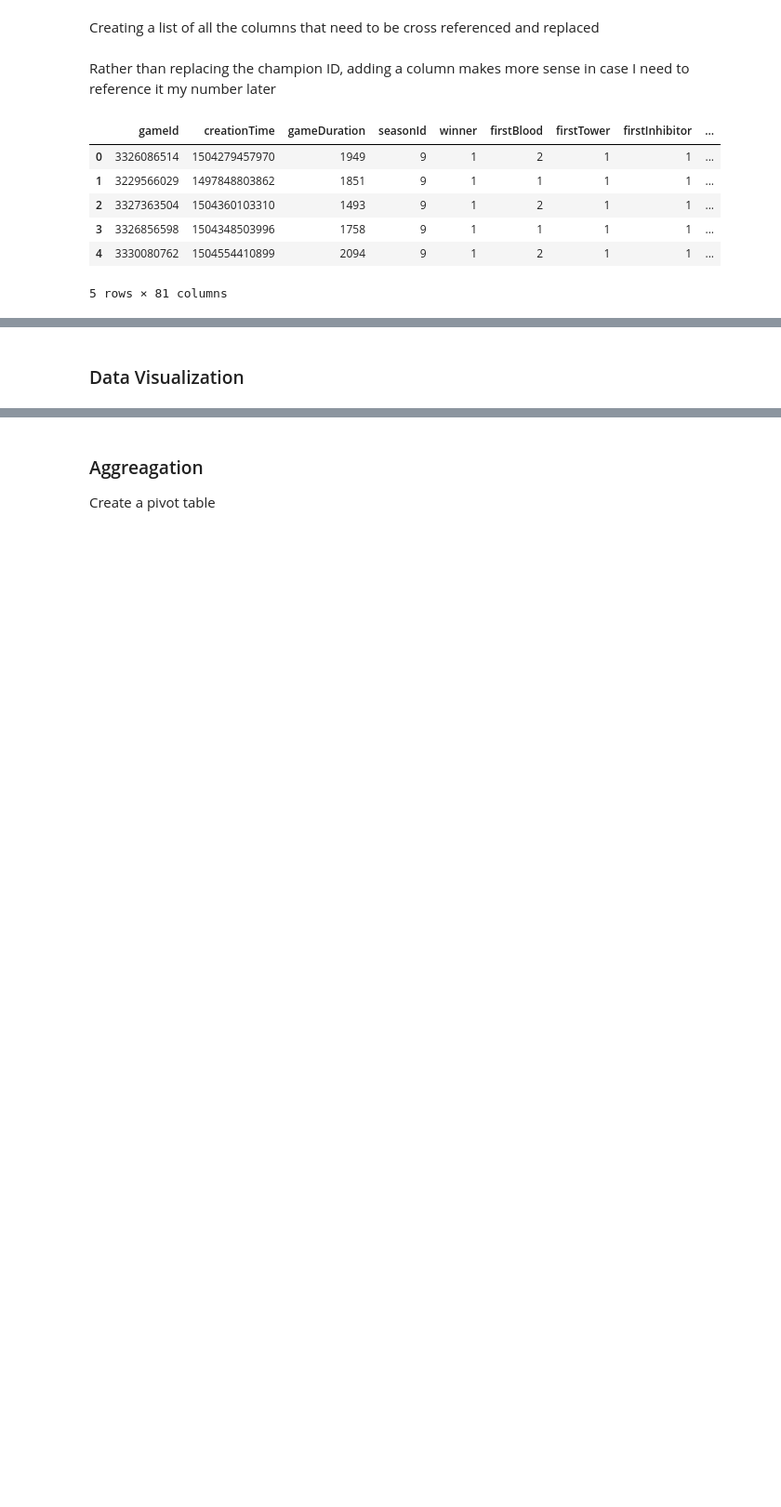
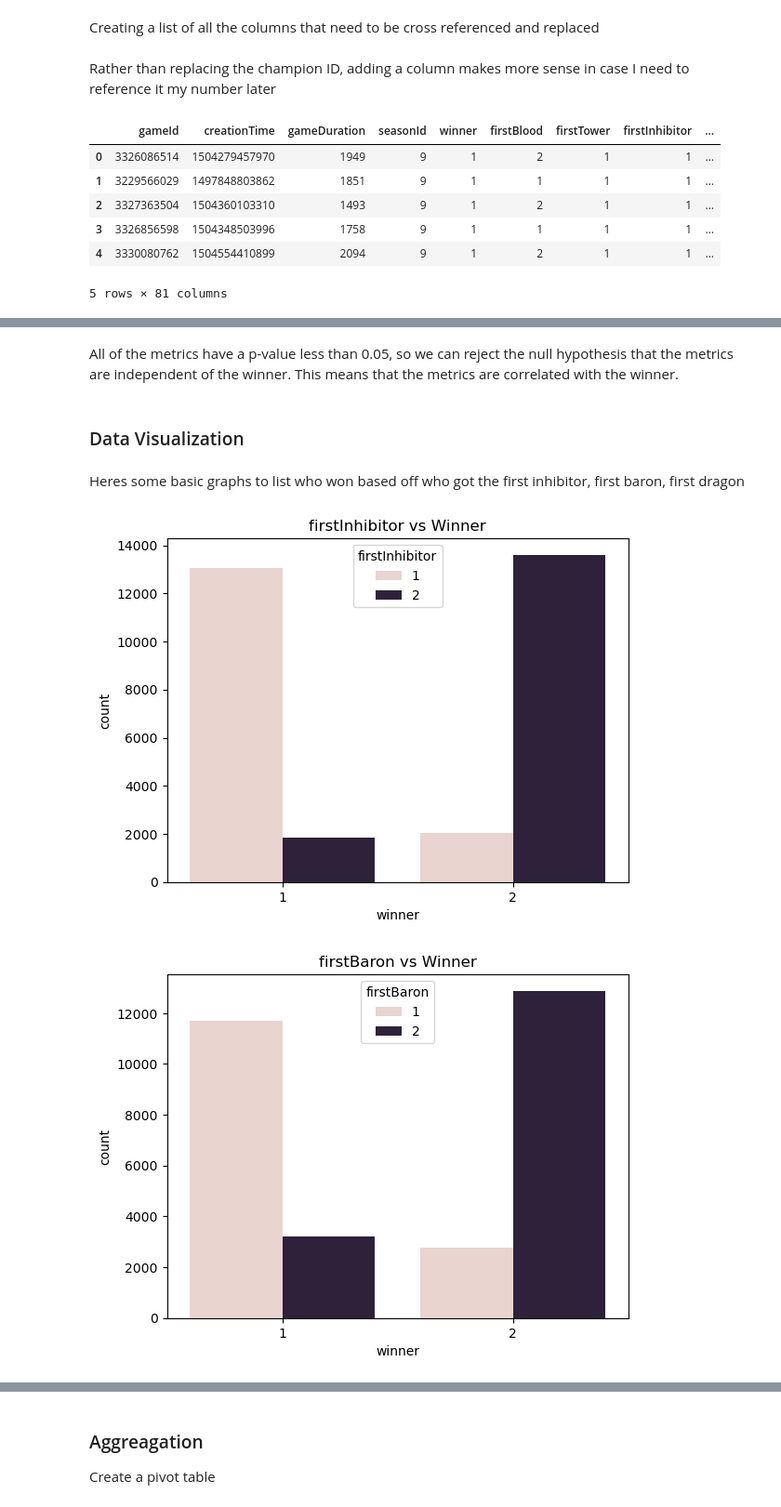
Before and after one commit to cheider/LeagueofLegends-RankedGame-Analysis, a Jupyter notebook: main.ipynb, the cells around one changed output, grey strips where cells are left out. Shown at 93% size. Saved outputs shown, nothing was run; the diff lists cells and outputs as text; code cells hidden in the pictures; blank space fills up the shorter version.

Commit message:
completed analysis and started graphs

```diff
--- a/main.ipynb
+++ b/main.ipynb
@@ -358,0 +407,5 @@ df.head()
+# %%
+filtered_df = df[(df['winner'] != 0) &
+                 (df['firstInhibitor'] != 0) &
+                 (df['firstBaron'] != 0) &
+                 (df['firstDragon'] != 0)]
@@ -358,0 +423,18 @@ df.head()
+# %%
+from scipy.stats import chi2_contingency
+
+# creating a list of metrics to check for correlation
+
+metrics = ['firstInhibitor', 'firstBaron', 'firstDragon']
+
+# for each metric in the metrics list
+for metric in metrics:
+
+    # Contingency table for the metric and 'winner'
+    # see how many of each category won
+    metric_winner = pd.crosstab(filtered_df[metric], filtered_df['winner'])
+    print(metric_winner)
+
+    # Chi-Square test
+    chi2, p, dof, expected = chi2_contingency(metric_winner)
+    print(f"Chi-Square Value: {chi2}, p-value: {p}")
@@ -359,2 +457,4 @@ df.head()
+# %% [markdown]
+All of the metrics have a p-value less than 0.05, so we can reject the null hypothesis that the metrics are independent of the winner. This means that the metrics are correlated with the winner.
 # %% [markdown]
 ### Data Visualization
@@ -360,0 +465,14 @@ df.head()
+# %% [markdown]
+Heres some basic graphs to list who won based off who got the first inhibitor, first baron, first dragon
+# %%
+
+# for each metric in the metrics list
+for metric in metrics:
+
+    # graph the data
+    sns.countplot(x='winner', hue=metric, data=filtered_df)
+    plt.title(f"{metric} vs Winner")
+    plt.show()
+# %% [output]
+[figure, added]
+[figure, added]
```
Also changed, not shown: parts of 13 cells of this notebook.
